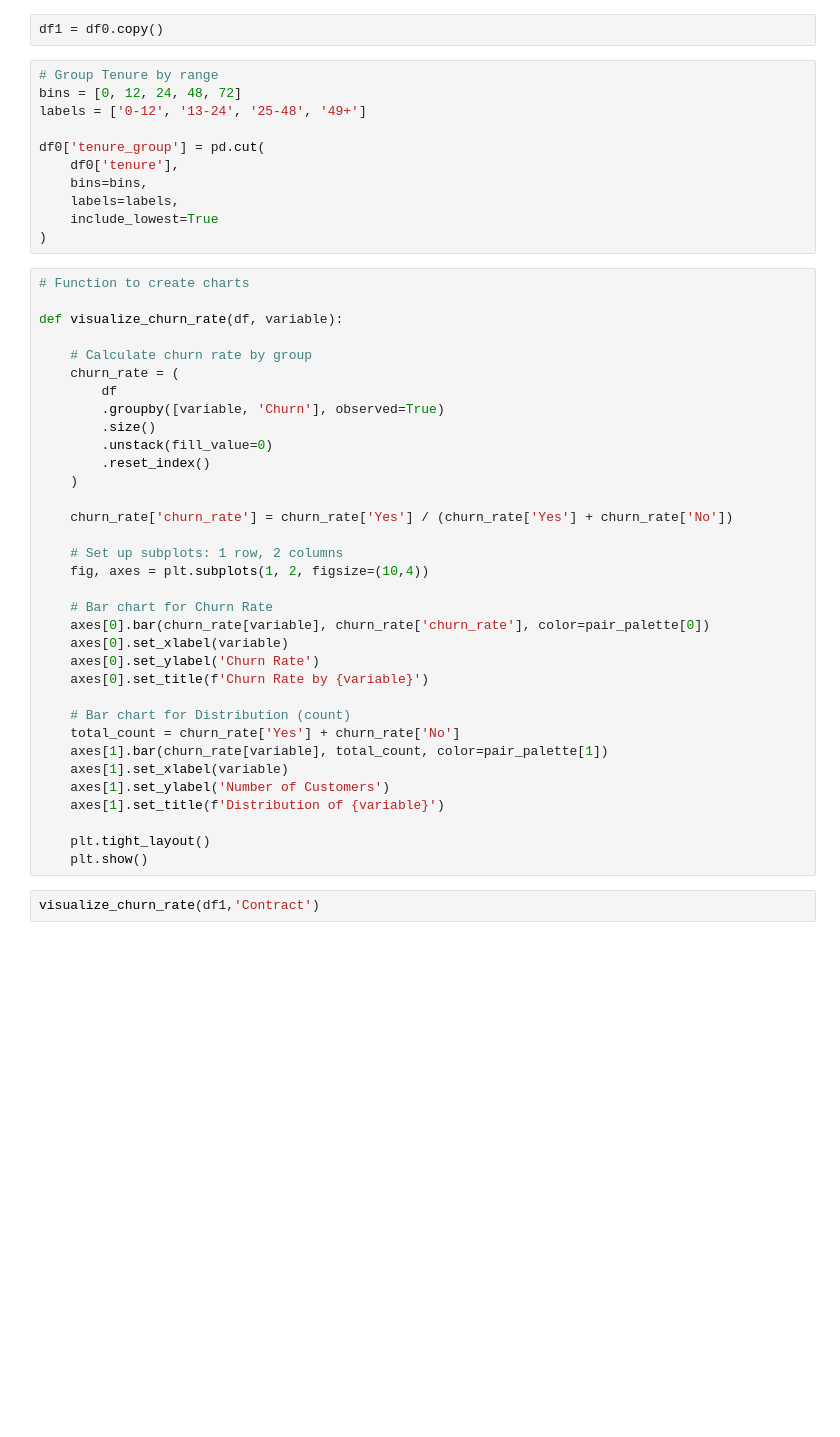
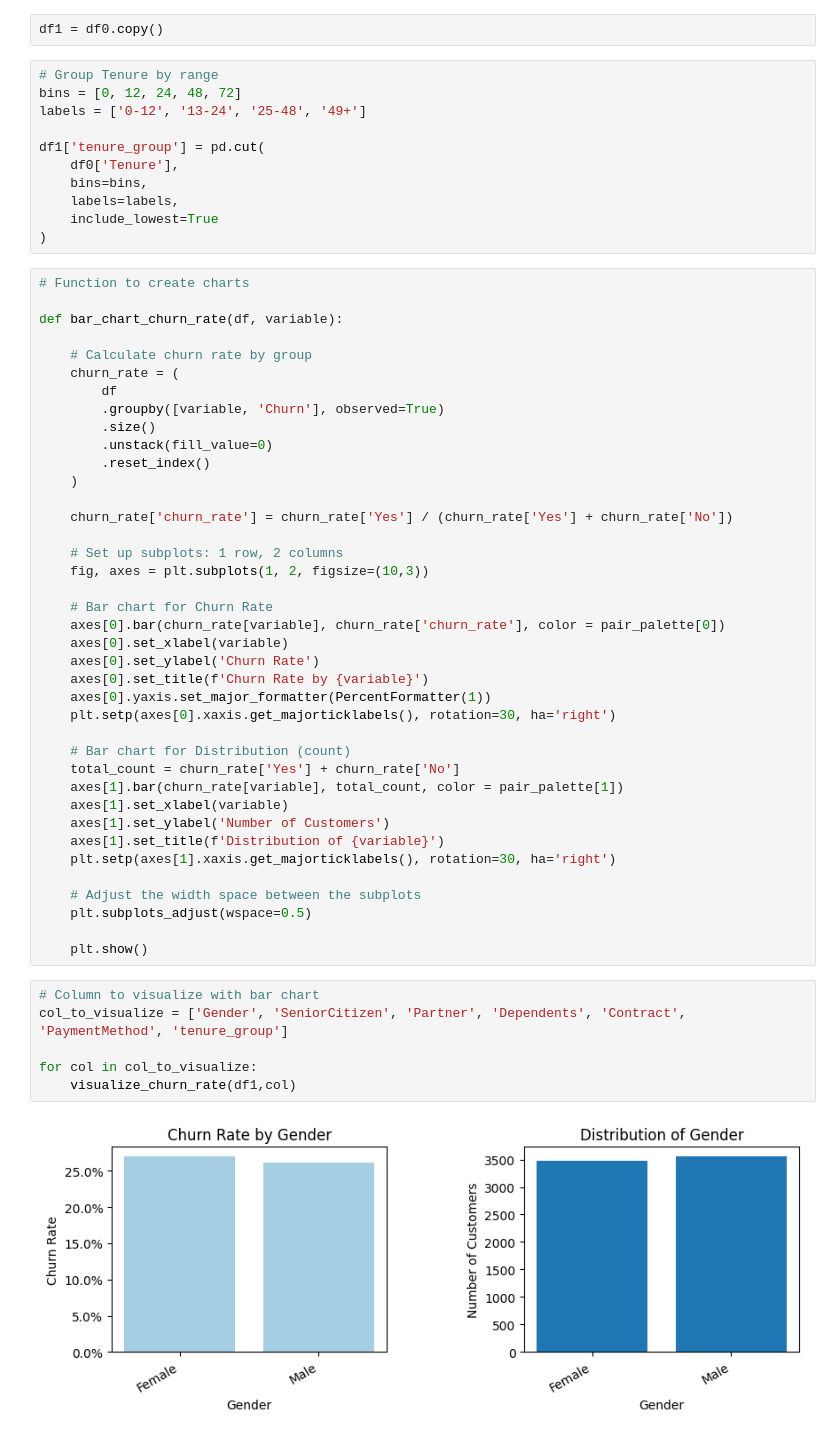
Before and after one commit to nh-adorie/adorie-data-projects, a Jupyter notebook: telco-customer-churn/main.py.ipynb, the cells around one changed output. Drawn from its saved outputs; the diff is of its cells as text; blank space fills up the shorter version.

Commit message:
add visualization

```diff
--- a/telco-customer-churn/main.py.ipynb
+++ b/telco-customer-churn/main.py.ipynb
@@ -158,8 +245,8 @@ df1 = df0.copy()
 bins = [0, 12, 24, 48, 72]
 labels = ['0-12', '13-24', '25-48', '49+']
 
-df0['tenure_group'] = pd.cut(
-    df0['tenure'],
+df1['tenure_group'] = pd.cut(
+    df0['Tenure'],
     bins=bins,
     labels=labels,
     include_lowest=True
@@ -167,7 +254,7 @@ df0['tenure_group'] = pd.cut(
 # %%
 # Function to create charts
 
-def visualize_churn_rate(df, variable):
+def bar_chart_churn_rate(df, variable):
 
     # Calculate churn rate by group
     churn_rate = (
@@ -181,22 +268,33 @@ def visualize_churn_rate(df, variable):
     churn_rate['churn_rate'] = churn_rate['Yes'] / (churn_rate['Yes'] + churn_rate['No'])
 
     # Set up subplots: 1 row, 2 columns
-    fig, axes = plt.subplots(1, 2, figsize=(10,4))
+    fig, axes = plt.subplots(1, 2, figsize=(10,3))
 
     # Bar chart for Churn Rate
-    axes[0].bar(churn_rate[variable], churn_rate['churn_rate'], color=pair_palette[0])
+    axes[0].bar(churn_rate[variable], churn_rate['churn_rate'], color = pair_palette[0])
     axes[0].set_xlabel(variable)
     axes[0].set_ylabel('Churn Rate')
     axes[0].set_title(f'Churn Rate by {variable}')
+    axes[0].yaxis.set_major_formatter(PercentFormatter(1))
+    plt.setp(axes[0].xaxis.get_majorticklabels(), rotation=30, ha='right')
 
     # Bar chart for Distribution (count)
     total_count = churn_rate['Yes'] + churn_rate['No']
-    axes[1].bar(churn_rate[variable], total_count, color=pair_palette[1])
+    axes[1].bar(churn_rate[variable], total_count, color = pair_palette[1])
     axes[1].set_xlabel(variable)
     axes[1].set_ylabel('Number of Customers')
     axes[1].set_title(f'Distribution of {variable}')
+    plt.setp(axes[1].xaxis.get_majorticklabels(), rotation=30, ha='right')
 
-    plt.tight_layout()
+    # Adjust the width space between the subplots
+    plt.subplots_adjust(wspace=0.5)
+
     plt.show()
 # %%
-visualize_churn_rate(df1,'Contract')
+# Column to visualize with bar chart
+col_to_visualize = ['Gender', 'SeniorCitizen', 'Partner', 'Dependents', 'Contract', 'PaymentMethod', 'tenure_group']
+
+for col in col_to_visualize:
+    visualize_churn_rate(df1,col)
+# %% [output]
+[figure, added]
```
Also changed, not shown: parts of 26 cells of this notebook, 1 other file.
